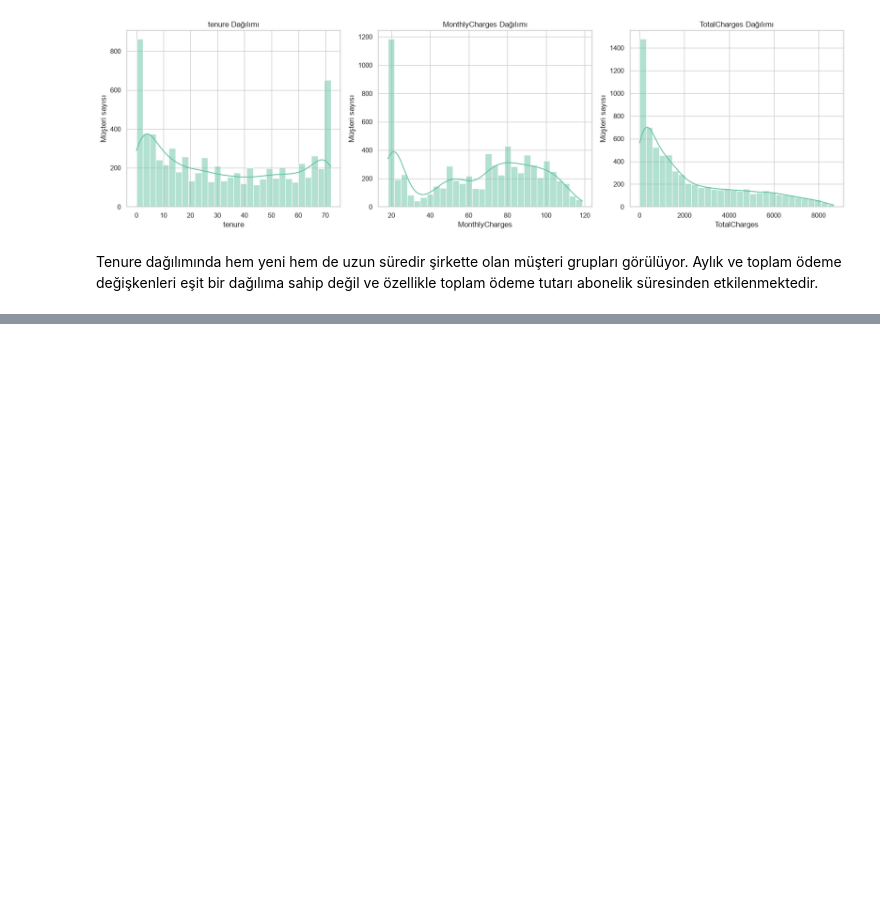
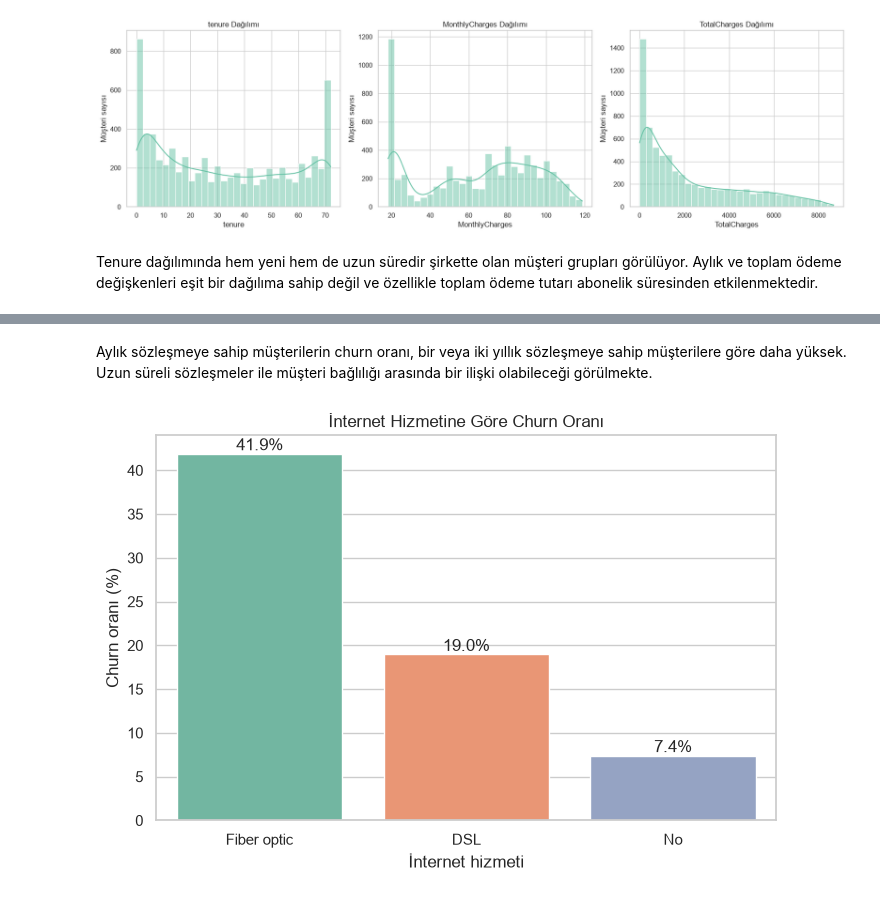
Before and after one commit to bilgekara993/telco-churn-project, a Jupyter notebook: notebooks/02_eda.ipynb, the cells around one changed output, grey strips where cells are left out. Saved outputs shown, nothing was run; the diff lists cells and outputs as text; code cells hidden in the pictures; blank space fills up the shorter version.

```diff
--- a/notebooks/02_eda.ipynb
+++ b/notebooks/02_eda.ipynb
@@ -256,0 +356,27 @@ Tenure dağılımında hem yeni hem de uzun süredir şirkette olan müşteri gr
+# %% [markdown]
+Aylık sözleşmeye sahip müşterilerin churn oranı, bir veya iki yıllık sözleşmeye sahip müşterilere göre daha yüksek. Uzun süreli sözleşmeler ile müşteri bağlılığı arasında bir ilişki olabileceği görülmekte.
+# %%
+internet_churn = calculate_churn_rate(
+    df,
+    "InternetService"
+)
+
+plt.figure(figsize=(8, 5))
+
+ax = sns.barplot(
+    data=internet_churn,
+    x="InternetService",
+    y="ChurnRate",
+    hue="InternetService",
+    legend=False
+)
+
+for container in ax.containers:
+    ax.bar_label(container, fmt="%.1f%%")
+
+plt.title("İnternet Hizmetine Göre Churn Oranı")
+plt.xlabel("İnternet hizmeti")
+plt.ylabel("Churn oranı (%)")
+plt.show()
+# %% [output]
+[figure, added]
```
Also changed, not shown: parts of 23 cells of this notebook.
